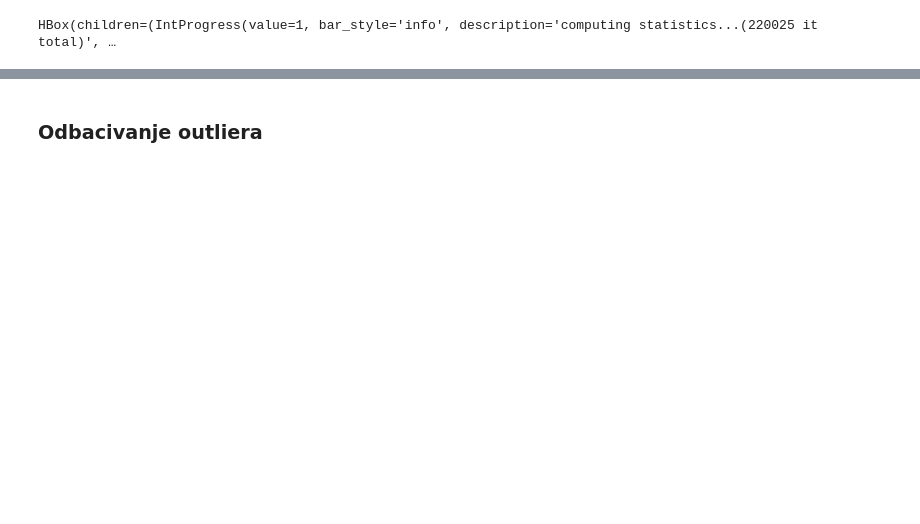
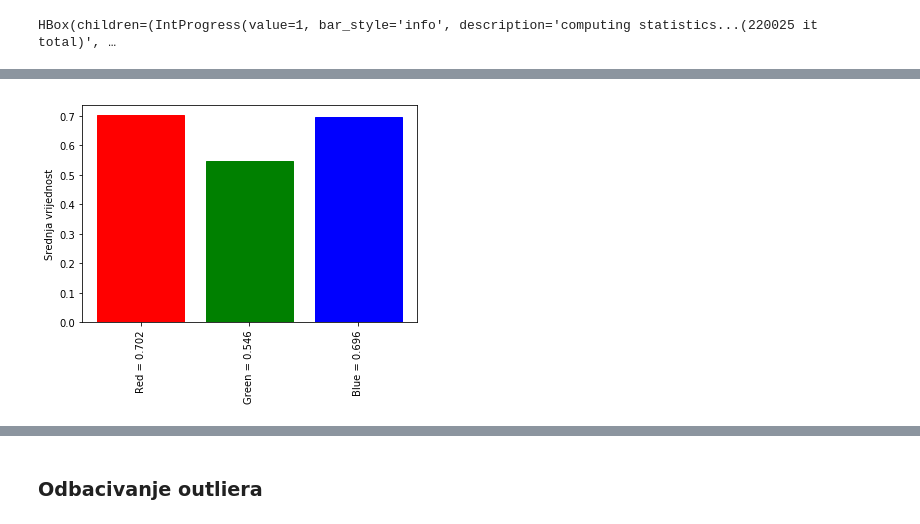
Before and after one commit to lojelen/Pande, a Jupyter notebook: Eksploratorna analiza.ipynb, the cells around one changed output, grey strips where cells are left out. Saved outputs shown, nothing was run; the diff lists cells and outputs as text; code cells hidden in the pictures; blank space fills up the shorter version.

```diff
--- a/Eksploratorna analiza.ipynb
+++ b/Eksploratorna analiza.ipynb
@@ -124,6 +160,8 @@ taman_pixel = 10 / 255
 svijetli_pixel = 245 / 255
 pretamne_slike = []
 presvijetle_slike = []
+pozitivni_primjeri = []
+negativni_primjeri = []
 
 x_tot = np.zeros(3)
 x2_tot = np.zeros(3)
@@ -132,9 +170,10 @@ ukupno = 0
 for i, id_slike in tqdm_notebook(enumerate(shuffled_data['id']), 'computing statistics...(220025 it total)'):
     path = os.path.join(train_path, id_slike)
     rgb_slika = readImage2(path + '.tif').reshape(-1,3)
-    #pretamne i presvijetle slike ne želimo u statistici pa ih zapišemo i nastavljamo
+    # Pretamne i presvijetle slike ne želimo pa ih zabilježimo te nastavljamo
     if(rgb_slika.max() < taman_pixel):
         pretamne_slike.append(id_slike)
+        continue
 
     if(rgb_slika.min() > svijetli_pixel):
         presvijetle_slike.append(id_slike)
@@ -154,0 +194,13 @@ channel_avr, channel_std
+# %%
+channel_avr = np.around(channel_avr, decimals=3)
+channel_std = np.around(channel_std, decimals=3)
+# %%
+barlist = plt.bar([0, 1, 2], [channel_avr[0], channel_avr[1], channel_avr[2]]) # Crtamo bar graf frekvencija pojedinih vrijednosti ciljne varijable
+barlist[0].set_color('r')
+barlist[1].set_color('g')
+barlist[2].set_color('b')
+plt.xticks([0, 1, 2],["Red = {}".format(channel_avr[0]), "Green = {}".format(channel_avr[1]), "Blue = {}".format(channel_avr[2])], rotation=90)
+plt.ylabel("Srednja vrijednost")
+plt.show()
+# %% [output]
+[figure, added]
```
Also changed, not shown: parts of 29 cells of this notebook.
